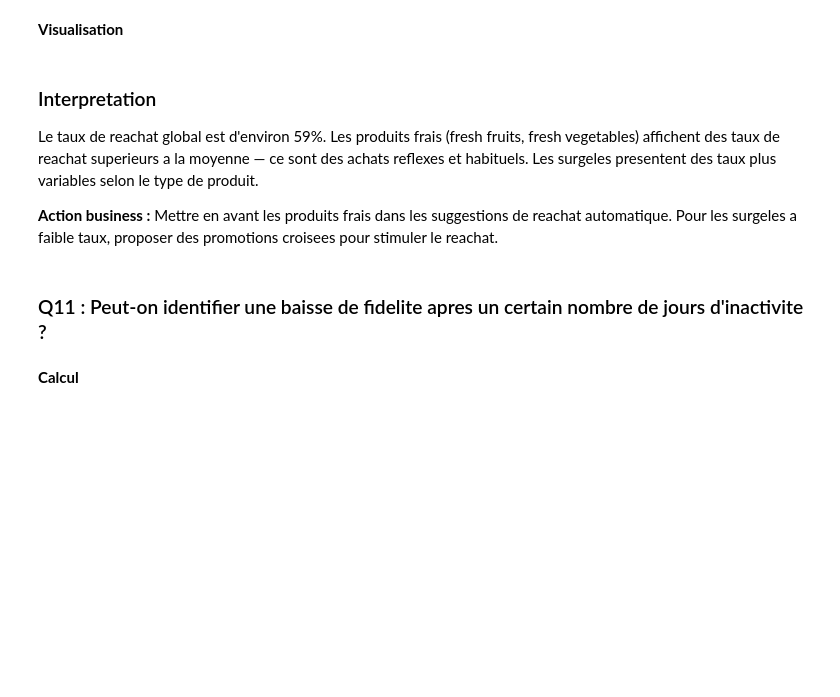
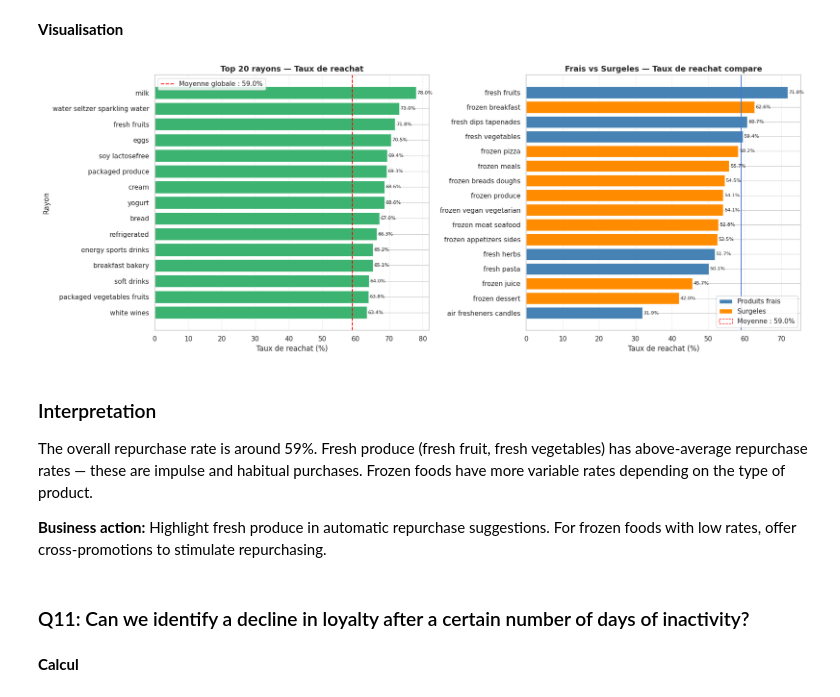
Before and after one commit to MeghCH/NextBuy, a Jupyter notebook: notebook.ipynb, the cells around one changed output. Cells and saved outputs as stored; diff of their text form; code cells hidden in the pictures; blank space fills up the shorter version.

```diff
--- a/notebook.ipynb
+++ b/notebook.ipynb
@@ -1260,17 +1299,66 @@ et detection d'une baisse de fidelite apres inactivite.
 # %% [markdown]
 **Visualisation**
+# %%
+fig, axes = plt.subplots(1, 2, figsize=(18, 7))
+
+top15 = reachat_par_rayon.head(15)
+colors_bar = [
+    "mediumseagreen" if r > taux_global else "steelblue"
+    for r in top15["taux_reachat_pct"][::-1]
+]
+axes[0].barh(top15["aisle"][::-1], top15["taux_reachat_pct"][::-1], color=colors_bar)
+axes[0].axvline(
+    taux_global,
+    color="red", linestyle="--", linewidth=1.5,
+    label=f"Moyenne globale : {taux_global:.1f}%",
+)
+for i, val in enumerate(top15["taux_reachat_pct"][::-1]):
+    axes[0].text(val + 0.3, i, f"{val:.1f}%", va="center", fontsize=8)
+axes[0].set_title("Top 20 rayons — Taux de reachat", fontsize=13, fontweight="bold")
+axes[0].set_xlabel("Taux de reachat (%)")
+axes[0].set_ylabel("Rayon")
+axes[0].legend()
+axes[0].grid(axis="x", linestyle="--", alpha=0.4)
+
+focus_plot = focus.sort_values("taux_reachat_pct", ascending=True)
+colors_focus = [
+    "steelblue" if "fresh" in a.lower() else "darkorange"
+    for a in focus_plot["aisle"]
+]
+axes[1].barh(focus_plot["aisle"], focus_plot["taux_reachat_pct"], color=colors_focus)
+axes[1].axvline(
+    taux_global,
+    label=f"Moyenne globale : {taux_global:.1f}%",
+)
+for i, val in enumerate(focus_plot["taux_reachat_pct"]):
+    axes[1].text(val + 0.3, i, f"{val:.1f}%", va="center", fontsize=8)
+
+from matplotlib.patches import Patch
+legend_elems = [
+    Patch(facecolor="steelblue",   label="Produits frais"),
+    Patch(facecolor="darkorange",  label="Surgeles"),
+    Patch(facecolor="none", edgecolor="red", linestyle="--", label=f"Moyenne : {taux_global:.1f}%"),
+]
+axes[1].legend(handles=legend_elems)
+axes[1].set_title("Frais vs Surgeles — Taux de reachat compare", fontsize=13, fontweight="bold")
+axes[1].set_xlabel("Taux de reachat (%)")
+axes[1].grid(axis="x", linestyle="--", alpha=0.4)
+
+plt.tight_layout()
+plt.show()
+# %% [output]
+[figure, added]
 # %% [markdown]
 ### Interpretation
 
-Le taux de reachat global est d'environ 59%. Les produits frais (fresh fruits,
-fresh vegetables) affichent des taux de reachat superieurs a la moyenne — ce sont
-des achats reflexes et habituels. Les surgeles presentent des taux plus variables
-selon le type de produit.
+The overall repurchase rate is around 59%. Fresh produce (fresh fruit,
+fresh vegetables) has above-average repurchase rates — these are
+impulse and habitual purchases. Frozen foods have more variable rates
+depending on the type of product.
 
-**Action business :** Mettre en avant les produits frais dans les suggestions de
-reachat automatique. Pour les surgeles a faible taux, proposer des promotions
-croisees pour stimuler le reachat.
+**Business action:** Highlight fresh produce in automatic repurchase suggestions.
+For frozen foods with low rates, offer cross-promotions to stimulate repurchasing.
 # %% [markdown]
-### Q11 : Peut-on identifier une baisse de fidelite apres un certain nombre de jours d'inactivite ?
+### Q11: Can we identify a decline in loyalty after a certain number of days of inactivity?
 # %% [markdown]
 **Calcul**
```
Also changed, not shown: parts of 54 cells of this notebook.
